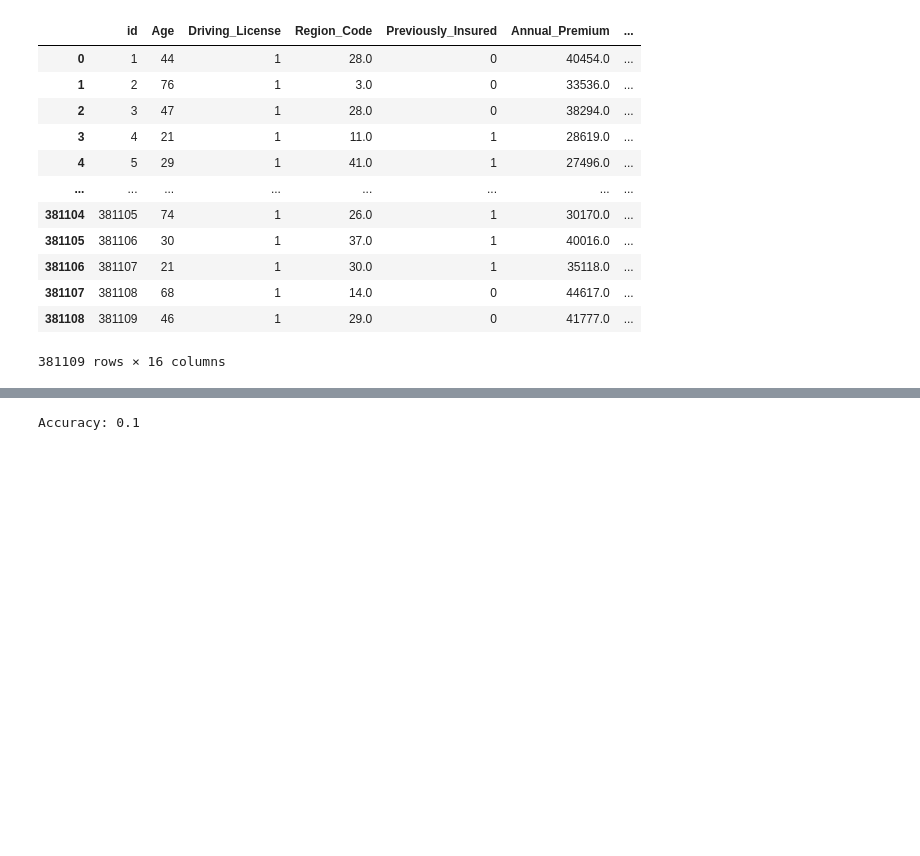
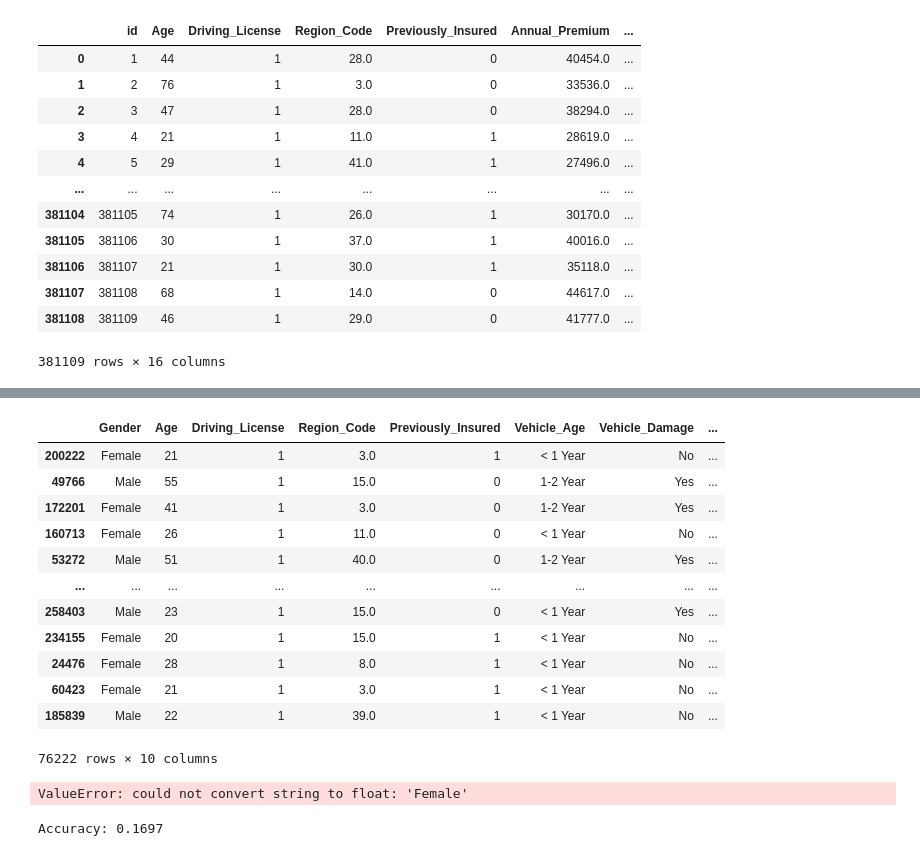
Before and after one commit to SamyMekk/IA-Insurance, a Jupyter notebook: RandomForest.ipynb, the cells around one changed output, grey strips where cells are left out. Drawn from its saved outputs; the diff is of its cells as text; code cells hidden in the pictures; blank space fills up the shorter version.

```diff
--- a/RandomForest.ipynb
+++ b/RandomForest.ipynb
@@ -60,13 +92,46 @@ dataset_encoded = dataset_encoded.iloc[:1000]
+# %%
+
+
+X_train, X_test, y_train, y_test = train_test_split(X_train, y_train, test_size=0.2, random_state=42)
+
+# Initialisez un objet RandomForestClassifier avec les paramètres souhaités
+rf_classifier = RandomForestClassifier(n_estimators=10, random_state=42)
+# %%
+X_test
+# %% [output]
+|  | Gender | Age | Driving_License | Region_Code | Previously_Insured | Vehicle_Age | Vehicle_Damage | ... |
+| 200222 | Female | 21 | 1 | 3.0 | 1 | < 1 Year | No | ... |
+| 49766 | Male | 55 | 1 | 15.0 | 0 | 1-2 Year | Yes | ... |
+| 172201 | Female | 41 | 1 | 3.0 | 0 | 1-2 Year | Yes | ... |
+| 160713 | Female | 26 | 1 | 11.0 | 0 | < 1 Year | No | ... |
+| 53272 | Male | 51 | 1 | 40.0 | 0 | 1-2 Year | Yes | ... |
+| ... | ... | ... | ... | ... | ... | ... | ... | ... |
+| 258403 | Male | 23 | 1 | 15.0 | 0 | < 1 Year | Yes | ... |
+| 234155 | Female | 20 | 1 | 15.0 | 1 | < 1 Year | No | ... |
+| 24476 | Female | 28 | 1 | 8.0 | 1 | < 1 Year | No | ... |
+| 60423 | Female | 21 | 1 | 3.0 | 1 | < 1 Year | No | ... |
+| 185839 | Male | 22 | 1 | 39.0 | 1 | < 1 Year | No | ... |
+76222 rows × 10 columns
+# %%
+# Entraînez le modèle sur l'ensemble d'entraînement
+rf_classifier.fit(X_train, y_train)
+
+# Évaluez la performance du modèle sur l'ensemble de test
+y_pred = rf_classifier.predict(X_test)
+#accuracy = accuracy_score(y_test, y_pred)
+#print("Accuracy:", accuracy)
+# %% [output]
+ValueError: could not convert string to float: 'Female'
 # %%
 # Divisez l'ensemble de données en ensembles d'entraînement et de test
 
-X = dataset_encoded.drop('Annual_Premium', axis=1)  # features
+X = dataset_encoded.drop('Annual_Premium', axis=1) # features
 y = dataset_encoded['Annual_Premium']  # target variable
 
 X_train, X_test, y_train, y_test = train_test_split(X, y, test_size=0.2, random_state=42)
 
 # Initialisez un objet RandomForestClassifier avec les paramètres souhaités
-rf_classifier = RandomForestClassifier(n_estimators=100, random_state=42)
+rf_classifier = RandomForestClassifier(n_estimators=10, random_state=42)
 
 # Entraînez le modèle sur l'ensemble d'entraînement
 rf_classifier.fit(X_train, y_train)
@@ -76,4 +141,4 @@ y_pred = rf_classifier.predict(X_test)
 accuracy = accuracy_score(y_test, y_pred)
 print("Accuracy:", accuracy)
 # %% [output]
-Accuracy: 0.1
+Accuracy: 0.1697
```
Also changed, not shown: parts of 7 cells of this notebook, 2 other files.
